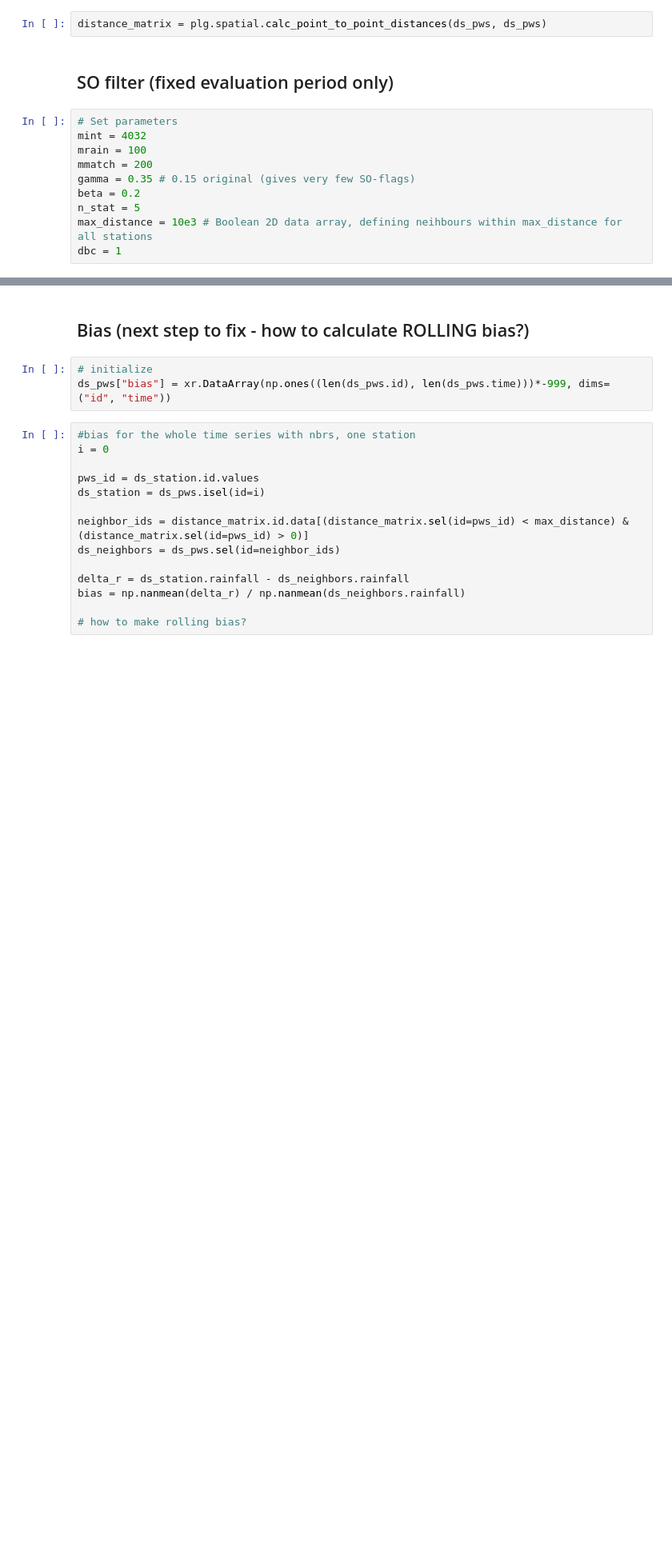
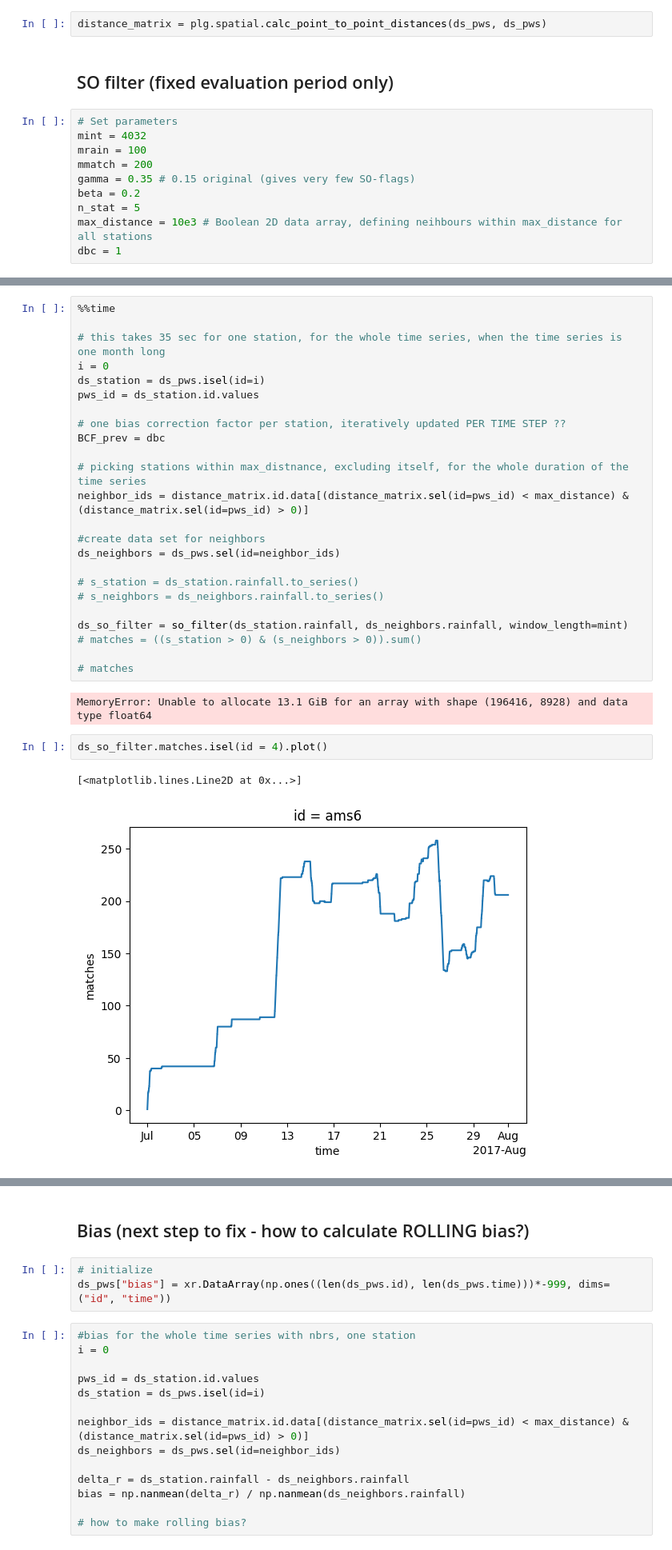
Before and after one commit to lepetersson/pypwsqc, a Jupyter notebook: docs/notebooks/station_outlier_filter.ipynb, the cells around one changed output, grey strips where cells are left out. Shown: that part at 80% size. Cells and saved outputs as stored; diff of their text form; blank space fills up the shorter version.

```diff
--- a/docs/notebooks/station_outlier_filter.ipynb
+++ b/docs/notebooks/station_outlier_filter.ipynb
@@ -84,0 +77,31 @@ test.rainy_timesteps.isel(id = 2).plot()
+# %%
+%%time
+
+# this takes 35 sec for one station, for the whole time series, when the time series is one month long
+i = 0
+ds_station = ds_pws.isel(id=i)
+pws_id = ds_station.id.values
+
+# one bias correction factor per station, iteratively updated PER TIME STEP ??
+BCF_prev = dbc
+
+# picking stations within max_distnance, excluding itself, for the whole duration of the time series
+neighbor_ids = distance_matrix.id.data[(distance_matrix.sel(id=pws_id) < max_distance) & (distance_matrix.sel(id=pws_id) > 0)]
+
+#create data set for neighbors
+ds_neighbors = ds_pws.sel(id=neighbor_ids)
+
+# s_station = ds_station.rainfall.to_series()
+# s_neighbors = ds_neighbors.rainfall.to_series()
+
+ds_so_filter = so_filter(ds_station.rainfall, ds_neighbors.rainfall, window_length=mint)
+# matches = ((s_station > 0) & (s_neighbors > 0)).sum()
+
+# matches
+# %% [output]
+MemoryError: Unable to allocate 13.1 GiB for an array with shape (196416, 8928) and data type float64
+# %%
+ds_so_filter.matches.isel(id = 4).plot()
+# %% [output]
+[<matplotlib.lines.Line2D at 0x...>]
+[figure, added]
```
Also changed, not shown: parts of 19 cells of this notebook, 1 other file.
